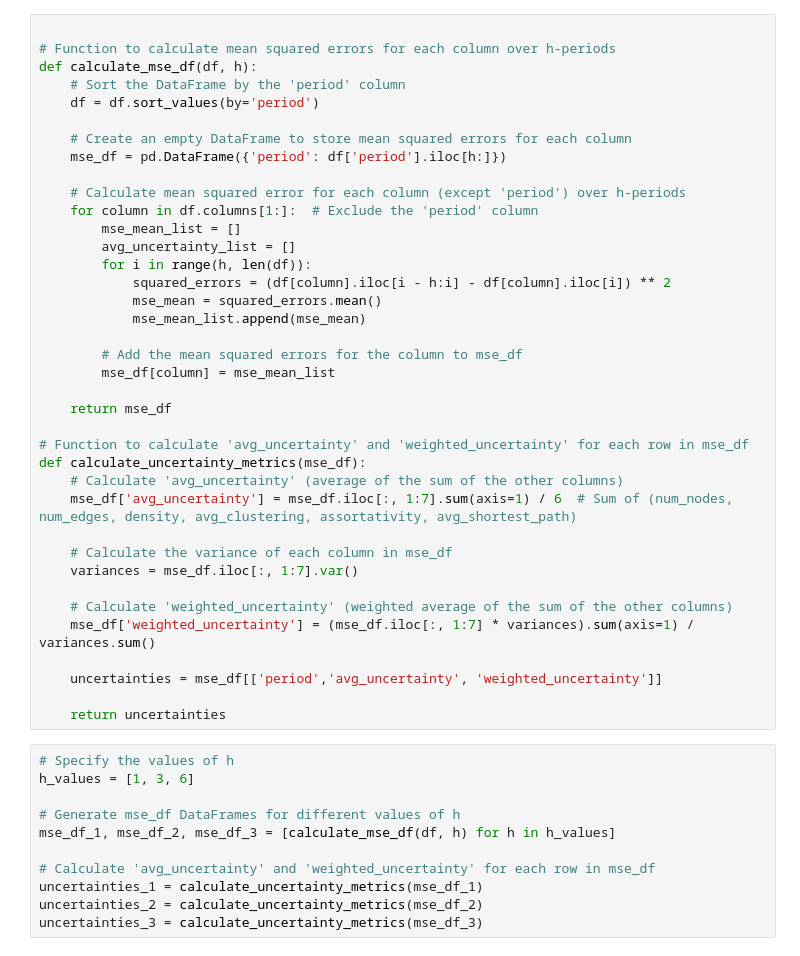
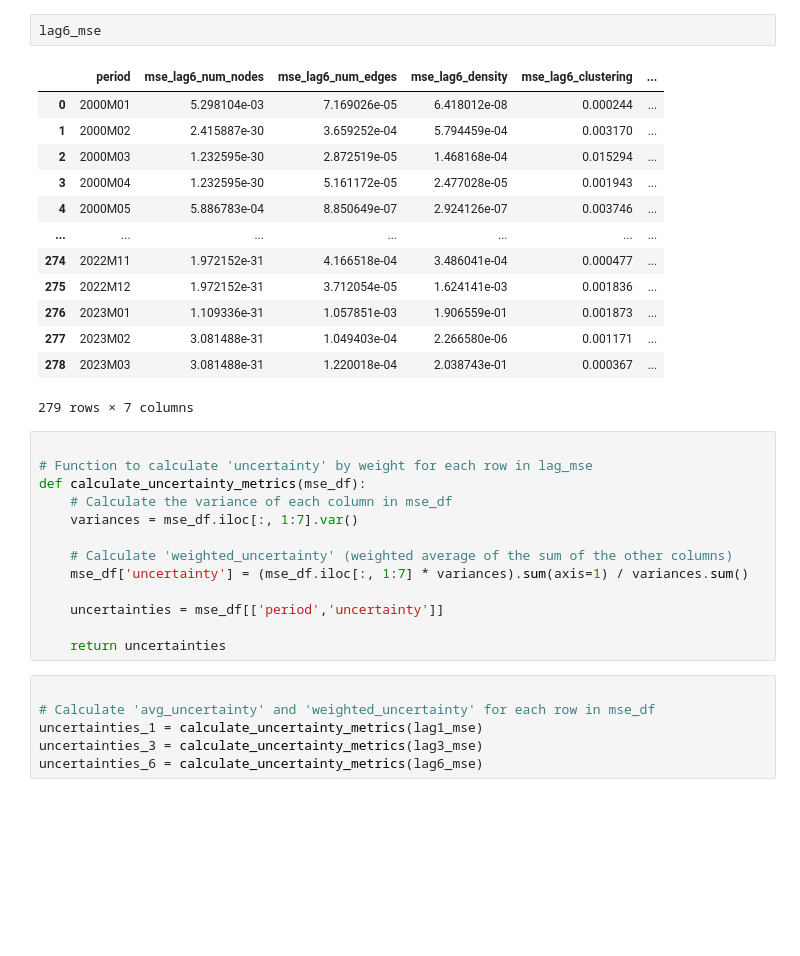
Before and after one commit to Sifan1997/Code_for_thesis, a Jupyter notebook: notebook/2_uncertainty_measurement.ipynb, the cells around one changed output. Saved outputs shown, nothing was run; the diff lists cells and outputs as text; blank space fills up the shorter version.

```diff
--- a/notebook/2_uncertainty_measurement.ipynb
+++ b/notebook/2_uncertainty_measurement.ipynb
@@ -41,51 +237,37 @@ df
+# %%
+lag6_mse
+# %% [output]
+|  | period | mse_lag6_num_nodes | mse_lag6_num_edges | mse_lag6_density | mse_lag6_clustering | ... |
+| 0 | 2000M01 | 5.298104e-03 | 7.169026e-05 | 6.418012e-08 | 0.000244 | ... |
+| 1 | 2000M02 | 2.415887e-30 | 3.659252e-04 | 5.794459e-04 | 0.003170 | ... |
+| 2 | 2000M03 | 1.232595e-30 | 2.872519e-05 | 1.468168e-04 | 0.015294 | ... |
+| 3 | 2000M04 | 1.232595e-30 | 5.161172e-05 | 2.477028e-05 | 0.001943 | ... |
+| 4 | 2000M05 | 5.886783e-04 | 8.850649e-07 | 2.924126e-07 | 0.003746 | ... |
+| ... | ... | ... | ... | ... | ... | ... |
+| 274 | 2022M11 | 1.972152e-31 | 4.166518e-04 | 3.486041e-04 | 0.000477 | ... |
+| 275 | 2022M12 | 1.972152e-31 | 3.712054e-05 | 1.624141e-03 | 0.001836 | ... |
+| 276 | 2023M01 | 1.109336e-31 | 1.057851e-03 | 1.906559e-01 | 0.001873 | ... |
+| 277 | 2023M02 | 3.081488e-31 | 1.049403e-04 | 2.266580e-06 | 0.001171 | ... |
+| 278 | 2023M03 | 3.081488e-31 | 1.220018e-04 | 2.038743e-01 | 0.000367 | ... |
+279 rows × 7 columns
 # %%
 
-# Function to calculate mean squared errors for each column over h-periods
-def calculate_mse_df(df, h):
-    # Sort the DataFrame by the 'period' column
-    df = df.sort_values(by='period')
-
-    # Create an empty DataFrame to store mean squared errors for each column
-    mse_df = pd.DataFrame({'period': df['period'].iloc[h:]})
-
-    # Calculate mean squared error for each column (except 'period') over h-periods
-    for column in df.columns[1:]:  # Exclude the 'period' column
-        mse_mean_list = []
-        avg_uncertainty_list = []
-        for i in range(h, len(df)):
-            squared_errors = (df[column].iloc[i - h:i] - df[column].iloc[i]) ** 2
-            mse_mean = squared_errors.mean()
-            mse_mean_list.append(mse_mean)
-
-        # Add the mean squared errors for the column to mse_df
-        mse_df[column] = mse_mean_list
-
-    return mse_df
-
-# Function to calculate 'avg_uncertainty' and 'weighted_uncertainty' for each row in mse_df
+# Function to calculate 'uncertainty' by weight for each row in lag_mse
 def calculate_uncertainty_metrics(mse_df):
-    # Calculate 'avg_uncertainty' (average of the sum of the other columns)
-    mse_df['avg_uncertainty'] = mse_df.iloc[:, 1:7].sum(axis=1) / 6  # Sum of (num_nodes, num_edges, density, avg_clustering, assortativity, avg_shortest_path)
-
     # Calculate the variance of each column in mse_df
     variances = mse_df.iloc[:, 1:7].var()
 
     # Calculate 'weighted_uncertainty' (weighted average of the sum of the other columns)
-    mse_df['weighted_uncertainty'] = (mse_df.iloc[:, 1:7] * variances).sum(axis=1) / variances.sum()
+    mse_df['uncertainty'] = (mse_df.iloc[:, 1:7] * variances).sum(axis=1) / variances.sum()
 
-    uncertainties = mse_df[['period','avg_uncertainty', 'weighted_uncertainty']]
+    uncertainties = mse_df[['period','uncertainty']]
 
     return uncertainties
 # %%
-# Specify the values of h
-h_values = [1, 3, 6]
-
-# Generate mse_df DataFrames for different values of h
-mse_df_1, mse_df_2, mse_df_3 = [calculate_mse_df(df, h) for h in h_values]
 
 # Calculate 'avg_uncertainty' and 'weighted_uncertainty' for each row in mse_df
-uncertainties_1 = calculate_uncertainty_metrics(mse_df_1)
-uncertainties_2 = calculate_uncertainty_metrics(mse_df_2)
-uncertainties_3 = calculate_uncertainty_metrics(mse_df_3)
+uncertainties_1 = calculate_uncertainty_metrics(lag1_mse)
+uncertainties_3 = calculate_uncertainty_metrics(lag3_mse)
+uncertainties_6 = calculate_uncertainty_metrics(lag6_mse)
 # %%
 # Plot 'avg_uncertainty'
```
Also changed, not shown: parts of 13 cells of this notebook, 7 other files.
